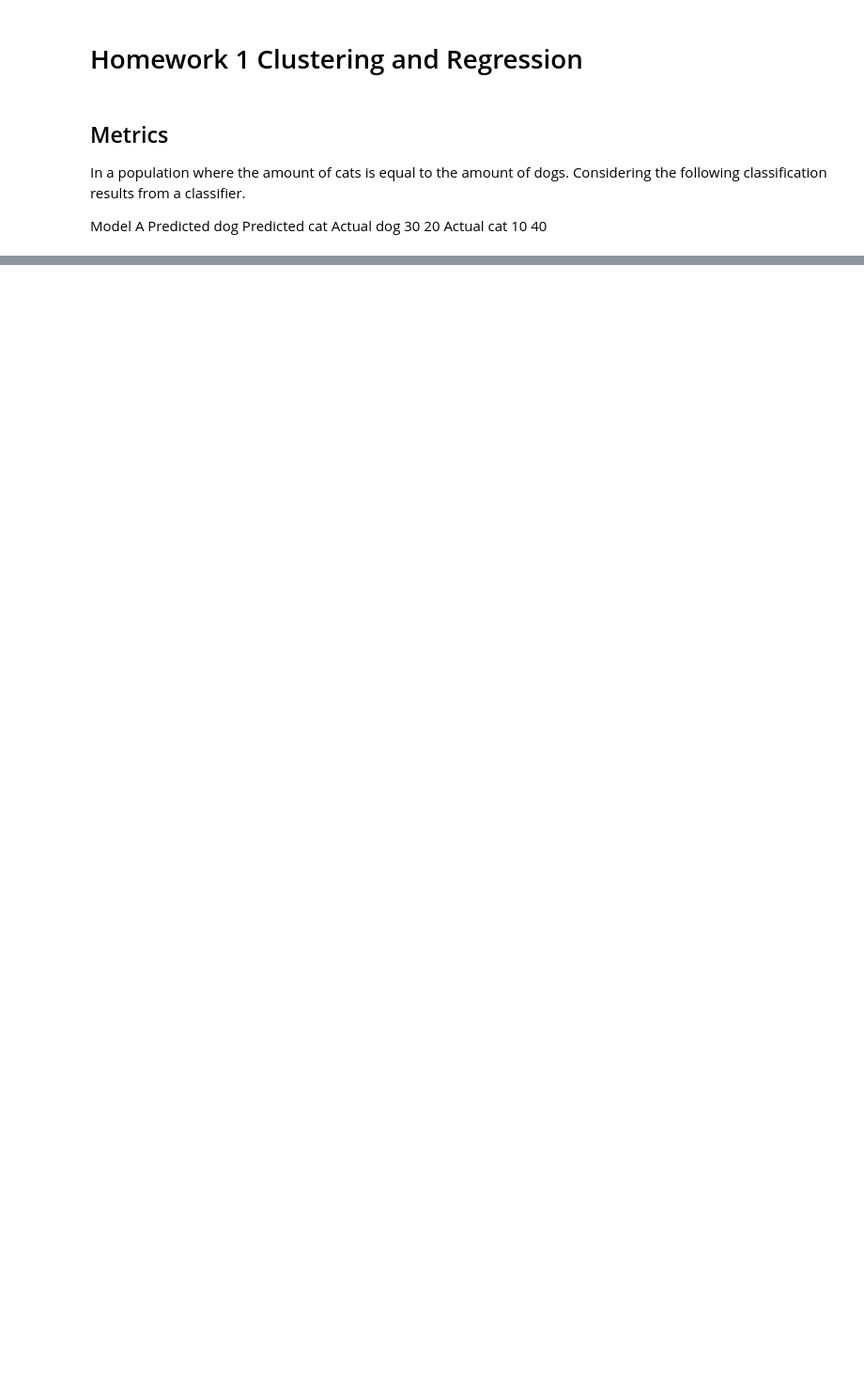
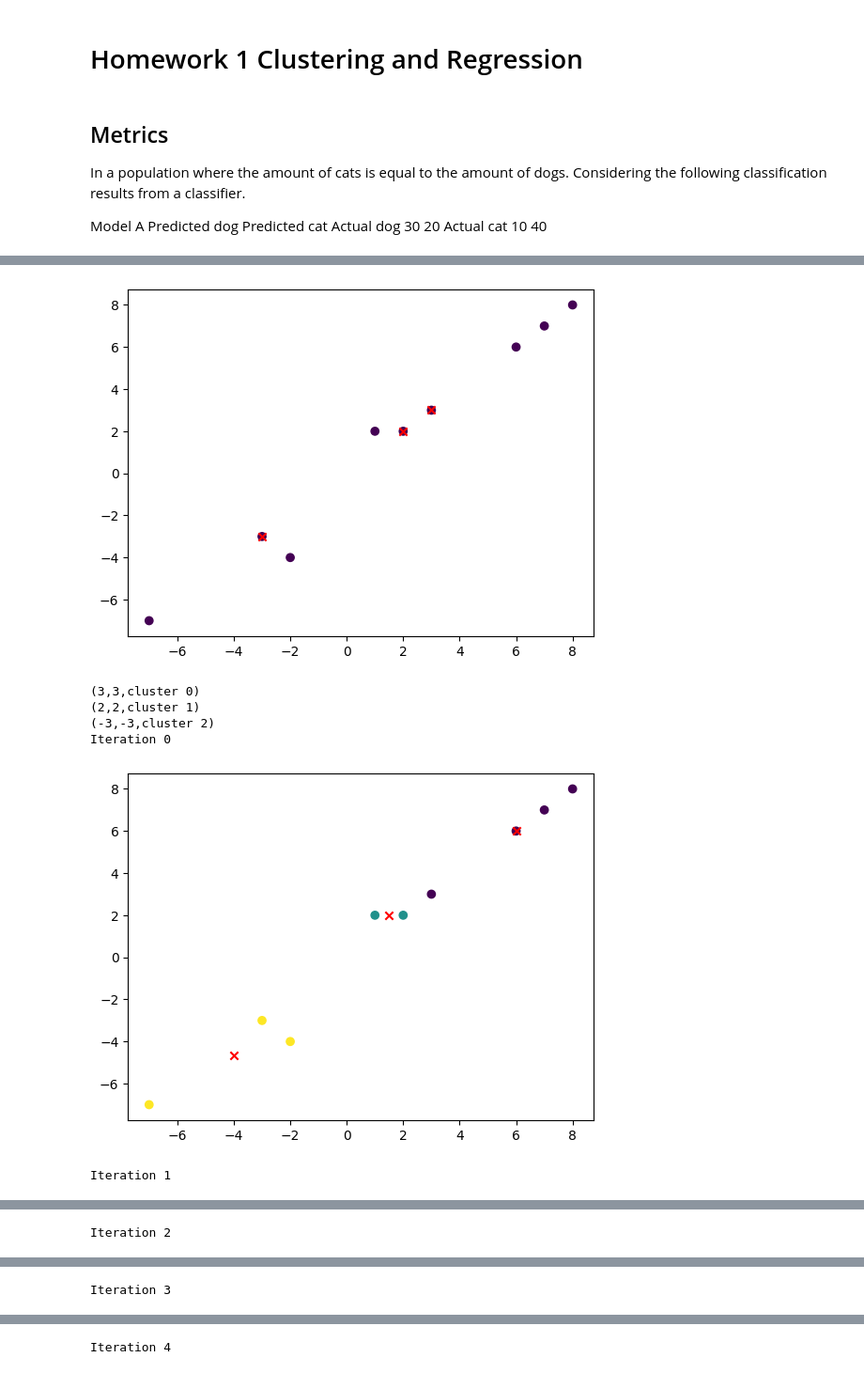
Before and after one commit to JeansAthiwat/PATT_RECOG-REQUIEM, a Jupyter notebook: HW/HW01/HW1.ipynb, the cells around one changed output, grey strips where cells are left out. Shown: that part at 94% size. Drawn from its saved outputs; the diff is of its cells as text; code cells hidden in the pictures; blank space fills up the shorter version.

```diff
--- a/HW/HW01/HW1.ipynb
+++ b/HW/HW01/HW1.ipynb
@@ -61,0 +169,18 @@ Accuracy: 0.7
+# %%
+#initialize
+cluster.init_centroids(centroids_points=[Coordinate(3,3,0),Coordinate(2,2,1),Coordinate(-3,-3,2)])
+cluster.plot_clusters()
+cluster.print_centroids()
+for i in range(5):
+  print(f"Iteration {i}")
+  cluster.assign_points_to_centroids()
+  cluster.update_centroids()
+  cluster.plot_clusters()
+# %% [output]
+[figure, added]
+(3,3,cluster 0)
+(2,2,cluster 1)
+(-3,-3,cluster 2)
+Iteration 0
+[figure, added]
+Iteration 1
@@ -61,0 +188 @@ Accuracy: 0.7
+Iteration 2
@@ -61,0 +190 @@ Accuracy: 0.7
+Iteration 3
@@ -61,0 +192 @@ Accuracy: 0.7
+Iteration 4
```
Also changed, not shown: parts of 7 cells of this notebook.
